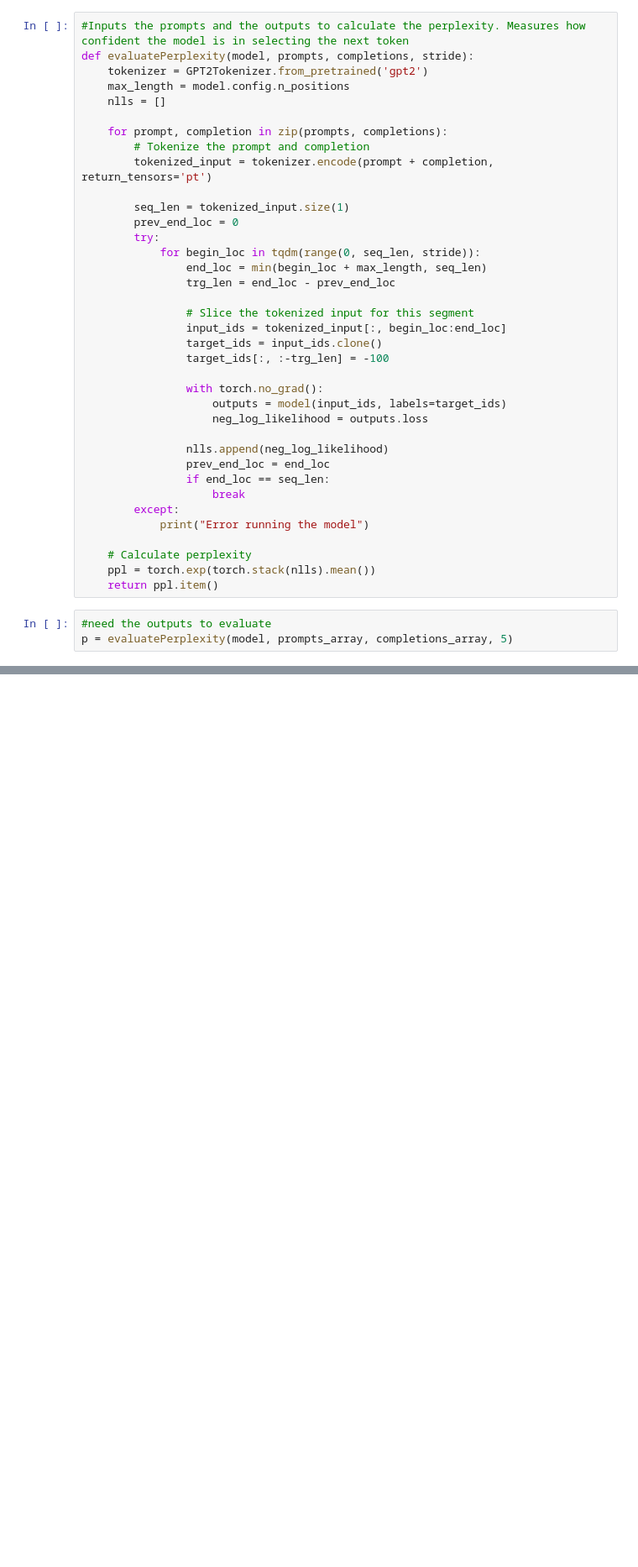
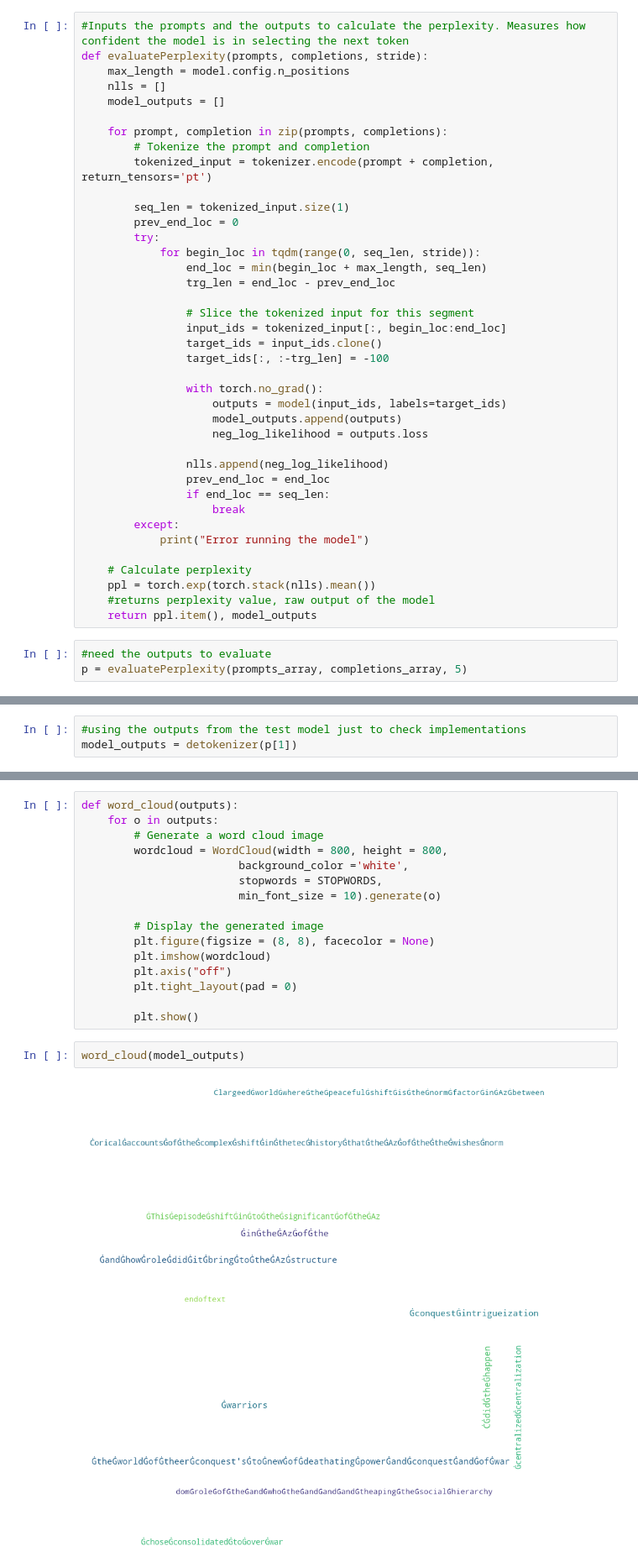
Before and after one commit to BlayvasD/GPT-Histories, a Jupyter notebook: Visualization and Validation.ipynb, the cells around one changed output, grey strips where cells are left out. Shown at 84% size. Drawn from its saved outputs; the diff is of its cells as text; blank space fills up the shorter version.

Commit message:
finished the visualization and validation tasks, word cloud are work in progress.

```diff
--- a/Visualization and Validation.ipynb
+++ b/Visualization and Validation.ipynb
@@ -74,9 +65,9 @@ tensor([[ 4895, 16963,   457,  1298,   366, 35433,   262, 16280,   286,  7578,
 # %%
 #Inputs the prompts and the outputs to calculate the perplexity. Measures how confident the model is in selecting the next token
-def evaluatePerplexity(model, prompts, completions, stride):
-    tokenizer = GPT2Tokenizer.from_pretrained('gpt2')
+def evaluatePerplexity(prompts, completions, stride):
     max_length = model.config.n_positions
     nlls = []
+    model_outputs = []
 
     for prompt, completion in zip(prompts, completions):
         # Tokenize the prompt and completion
@@ -96,6 +87,7 @@ def evaluatePerplexity(model, prompts, completions, stride):
 
                 with torch.no_grad():
                     outputs = model(input_ids, labels=target_ids)
+                    model_outputs.append(outputs)
                     neg_log_likelihood = outputs.loss
 
                 nlls.append(neg_log_likelihood)
@@ -107,8 +99,9 @@ def evaluatePerplexity(model, prompts, completions, stride):
 
     # Calculate perplexity
     ppl = torch.exp(torch.stack(nlls).mean())
-    return ppl.item()
+    #returns perplexity value, raw output of the model
+    return ppl.item(), model_outputs
 # %%
 #need the outputs to evaluate
-p = evaluatePerplexity(model, prompts_array, completions_array, 5)
+p = evaluatePerplexity(prompts_array, completions_array, 5)
 # %%
@@ -116,5 +109,8 @@ print(p)
 # %% [output]
 15.270539283752441
+# %%
+#using the outputs from the test model just to check implementations
+model_outputs = detokenizer(p[1])
 # %%
 import nltk
 nltk.download('vader_lexicon')
@@ -125,0 +160,20 @@ False
+# %%
+def word_cloud(outputs):
+    for o in outputs:
+        # Generate a word cloud image
+        wordcloud = WordCloud(width = 800, height = 800,
+                        background_color ='white',
+                        stopwords = STOPWORDS,
+                        min_font_size = 10).generate(o)
+
+        # Display the generated image
+        plt.figure(figsize = (8, 8), facecolor = None)
+        plt.imshow(wordcloud)
+        plt.axis("off")
+        plt.tight_layout(pad = 0)
+
+        plt.show()
+# %%
+word_cloud(model_outputs)
+# %% [output]
+[figure, added]
```
Also changed, not shown: parts of 10 cells of this notebook.
